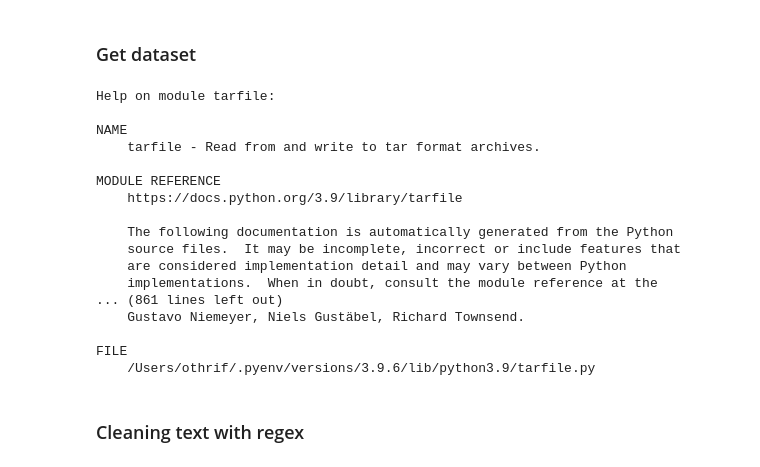
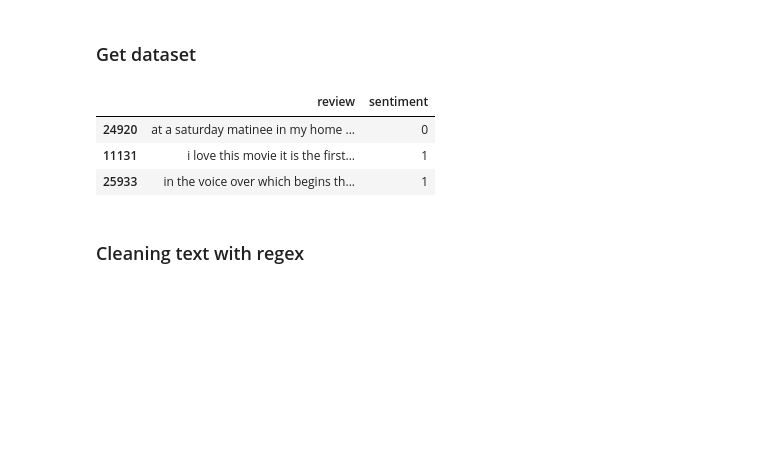
Before and after one commit to othrif/notes, a Jupyter notebook: content/machine_learning/nlp/sentiment_analysis.ipynb, the cells around one changed output. Cells and saved outputs as stored; diff of their text form; code cells hidden in the pictures; blank space fills up the shorter version.

```diff
--- a/content/machine_learning/nlp/sentiment_analysis.ipynb
+++ b/content/machine_learning/nlp/sentiment_analysis.ipynb
@@ -8,26 +8,6 @@ draft: false
 ---
 # %% [markdown]
 ### Get dataset
-# %%
-help(tarfile)
-# %% [output]
-Help on module tarfile:
-
-NAME
-    tarfile - Read from and write to tar format archives.
-
-MODULE REFERENCE
-    https://docs.python.org/3.9/library/tarfile
-
-    The following documentation is automatically generated from the Python
-    source files.  It may be incomplete, incorrect or include features that
-    are considered implementation detail and may vary between Python
-    implementations.  When in doubt, consult the module reference at the
-... (861 lines left out)
-    Gustavo Niemeyer, Niels Gustäbel, Richard Townsend.
-
-FILE
-    /Users/othrif/.pyenv/versions/3.9.6/lib/python3.9/tarfile.py
 # %%
 import os
 import urllib.request
@@ -64,11 +44,17 @@ df.columns = ['review', 'sentiment']
 # %%
 # Shuffling the dataset
 
 import numpy as np
 
 np.random.seed(0)
 df = df.reindex(np.random.permutation(df.index))
+df.to_csv('/tmp/movie_data.csv', index=False, encoding='utf-8')
 df.head(3)
+# %% [output]
+|  | review | sentiment |
+| 24920 | at a saturday matinee in my home ... | 0 |
+| 11131 | i love this movie it is the first... | 1 |
+| 25933 | in the voice over which begins th... | 1 |
 # %% [markdown]
 ### Cleaning text with regex
 # %%
```
Also changed, not shown: parts of 14 cells of this notebook, 14 other files.
